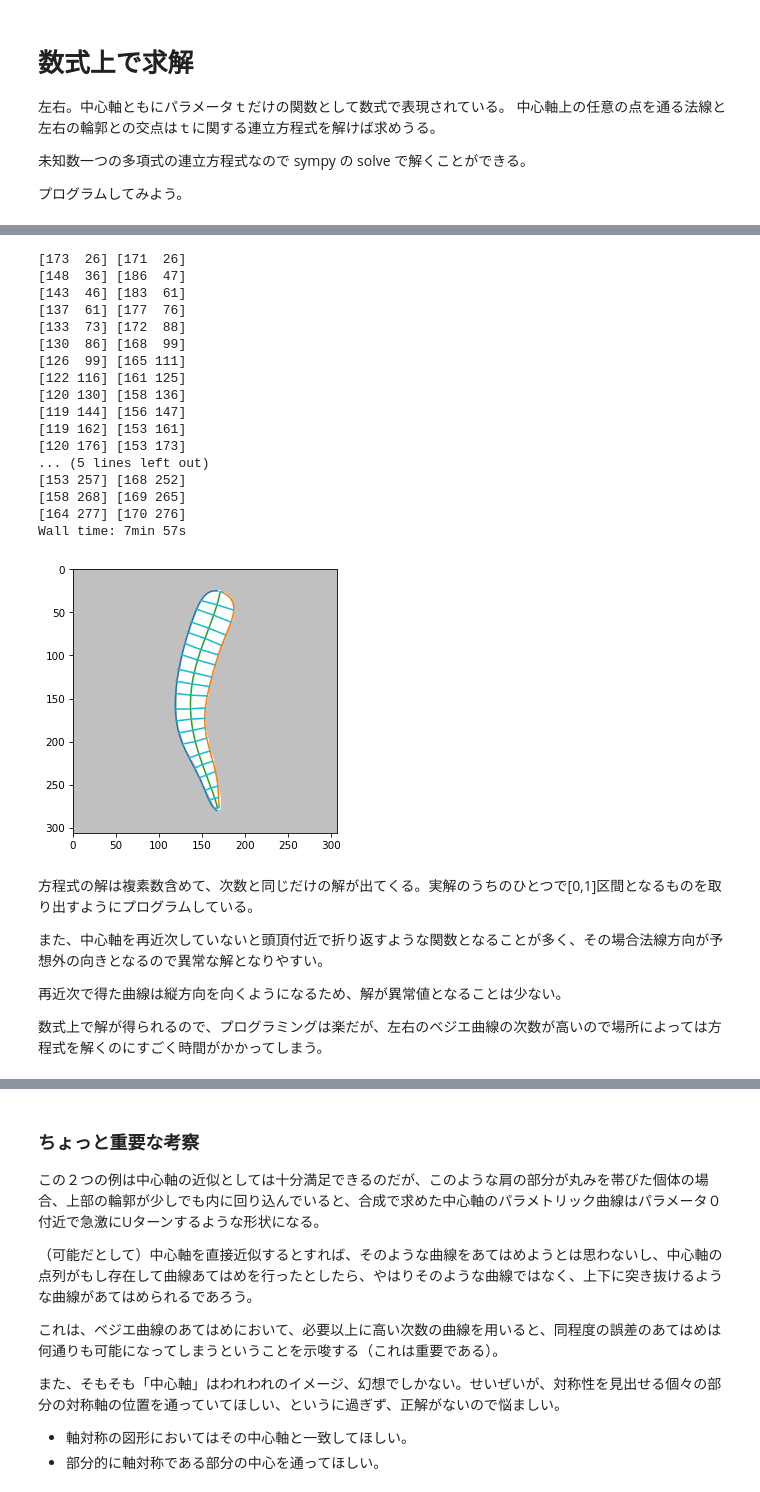
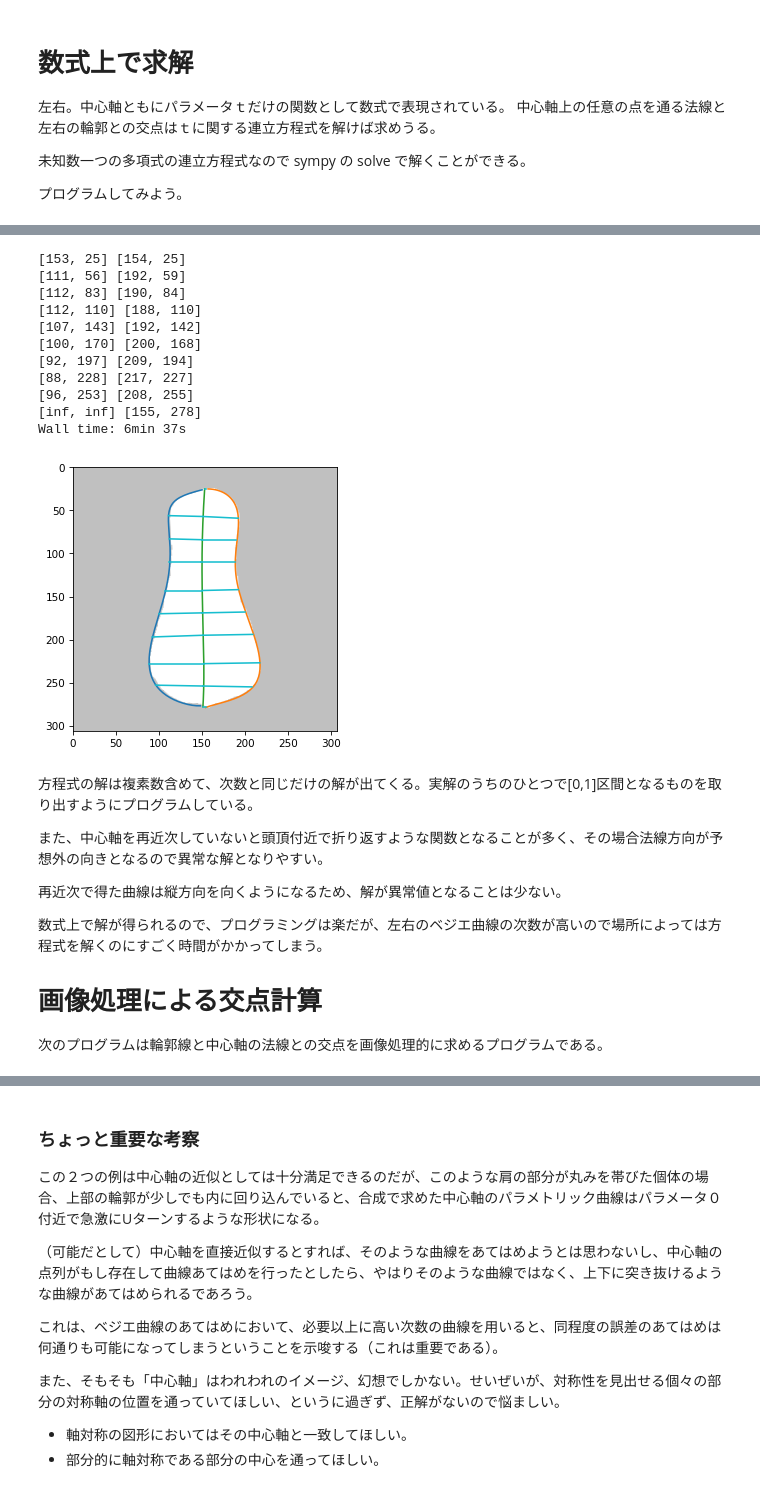
Before and after one commit to iciromaco/RadiShLab, a Jupyter notebook: N008_ベジエ近似の応用２_中心軸の形状記述.ipynb, the cells around one changed output, grey strips where cells are left out. Cells and saved outputs as stored; diff of their text form; code cells hidden in the pictures.

```diff
--- a/N008_ベジエ近似の応用２_中心軸の形状記述.ipynb
+++ b/N008_ベジエ近似の応用２_中心軸の形状記述.ipynb
@@ -365,27 +396,19 @@ def NormalLadder(num,n_samples=10):
 # %%
 %%time
-NormalLadder(1,n_samples=10)
+NormalLadder(0,n_samples=10)
+# %% [output]
+[153, 25] [154, 25]
+[111, 56] [192, 59]
+[112, 83] [190, 84]
+[112, 110] [188, 110]
+[107, 143] [192, 142]
+[100, 170] [200, 168]
+[92, 197] [209, 194]
+[88, 228] [217, 227]
+[96, 253] [208, 255]
+[inf, inf] [155, 278]
+Wall time: 6min 37s
+[figure, added]
-# %%
-NormalLadder(1,n_samples=10)
-# %% [output]
-[173  26] [171  26]
-[148  36] [186  47]
-[143  46] [183  61]
-[137  61] [177  76]
-[133  73] [172  88]
-[130  86] [168  99]
-[126  99] [165 111]
-[122 116] [161 125]
-[120 130] [158 136]
-[119 144] [156 147]
-[119 162] [153 161]
-[120 176] [153 173]
-... (5 lines left out)
-[153 257] [168 252]
-[158 268] [169 265]
-[164 277] [170 276]
-Wall time: 7min 57s
-[figure, removed]
 # %% [markdown]
 方程式の解は複素数含めて、次数と同じだけの解が出てくる。実解のうちのひとつで[0,1]区間となるものを取り出すようにプログラムしている。
 
@@ -395,3 +418,7 @@ Wall time: 7min 57s
 
 
 数式上で解が得られるので、プログラミングは楽だが、左右のベジエ曲線の次数が高いので場所によっては方程式を解くのにすごく時間がかかってしまう。
+
+ # 画像処理による交点計算
+
+ 次のプログラムは輪郭線と中心軸の法線との交点を画像処理的に求めるプログラムである。
```
Also changed, not shown: parts of 9 cells of this notebook, 2 other files.
